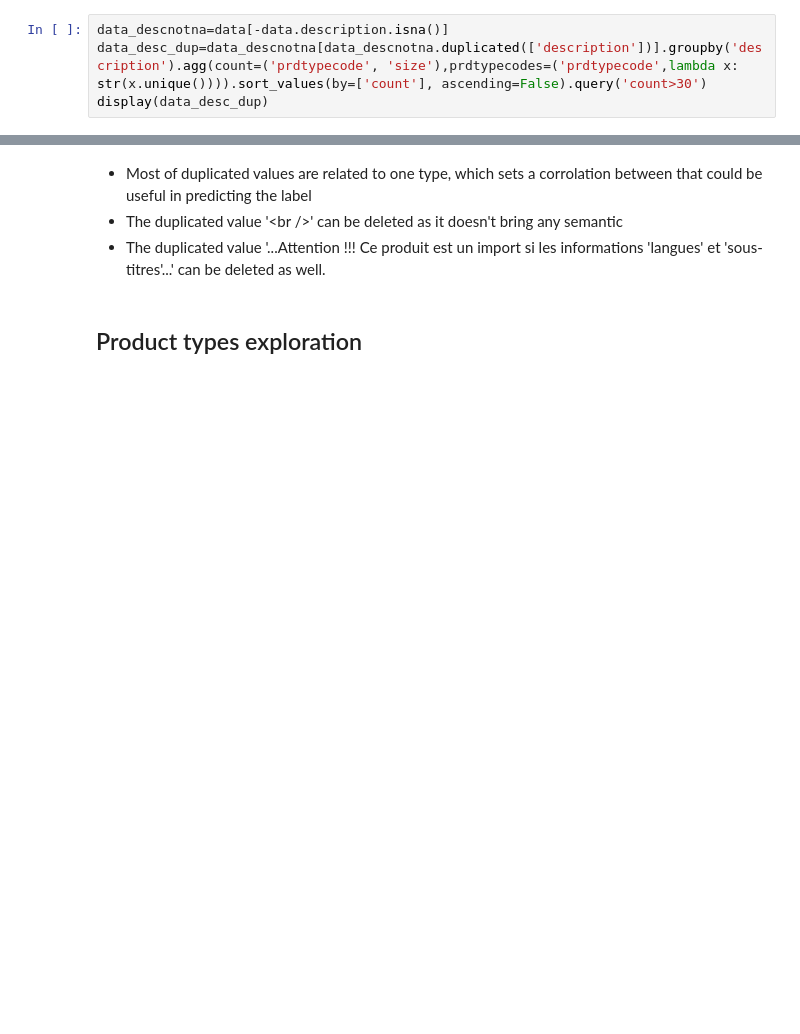
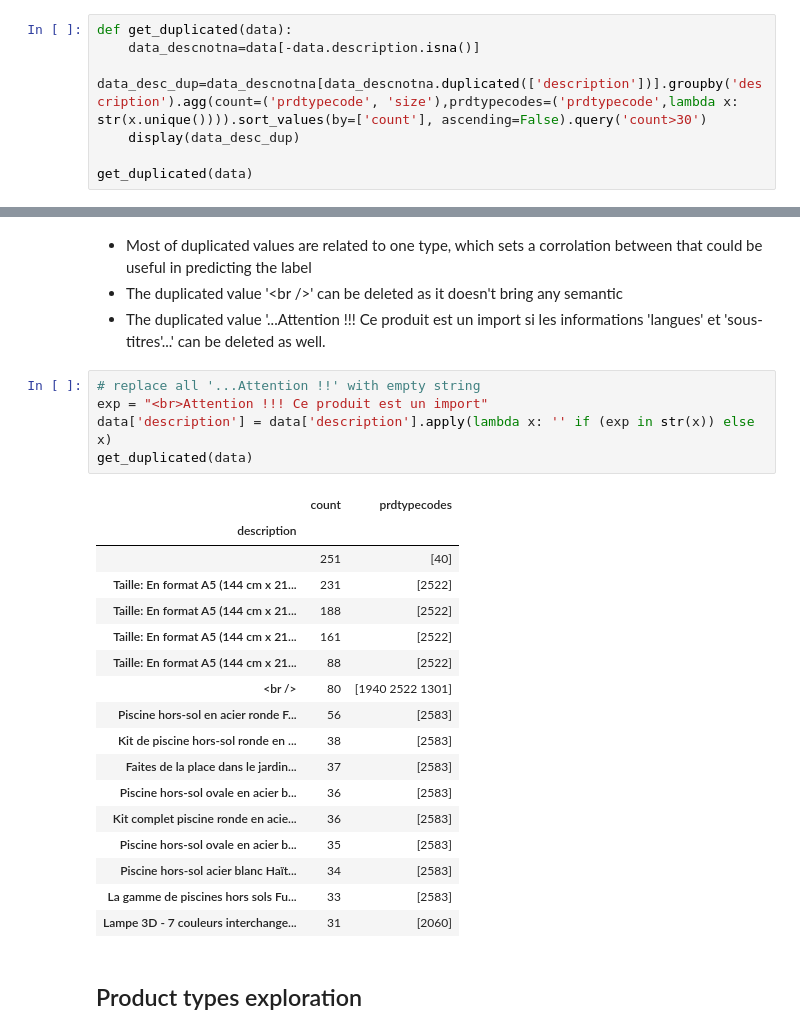
Before and after one commit to ouissamgouni/bootcamp-mle24-rakuten, a Jupyter notebook: notebooks/bootcamp-mle24-rakuten.ipynb, the cells around one changed output, grey strips where cells are left out. Drawn from its saved outputs; the diff is of its cells as text; blank space fills up the shorter version.

```diff
--- a/notebooks/bootcamp-mle24-rakuten.ipynb
+++ b/notebooks/bootcamp-mle24-rakuten.ipynb
@@ -63,9 +65,12 @@ if not notfound:
 # %% [markdown]
 ### Duplicated values
 # %%
-data_descnotna=data[-data.description.isna()]
-data_desc_dup=data_descnotna[data_descnotna.duplicated(['description'])].groupby('description').agg(count=('prdtypecode', 'size'),prdtypecodes=('prdtypecode',lambda x: str(x.unique()))).sort_values(by=['count'], ascending=False).query('count>30')
-display(data_desc_dup)
+def get_duplicated(data):
+    data_descnotna=data[-data.description.isna()]
+    data_desc_dup=data_descnotna[data_descnotna.duplicated(['description'])].groupby('description').agg(count=('prdtypecode', 'size'),prdtypecodes=('prdtypecode',lambda x: str(x.unique()))).sort_values(by=['count'], ascending=False).query('count>30')
+    display(data_desc_dup)
+
+get_duplicated(data)
 # %% [output]
 |  | count | prdtypecodes |
 | description |  |  |
@@ -88,6 +93,29 @@ display(data_desc_dup)
 - Most of duplicated values are related to one type, which sets a corrolation between that could be useful in predicting the label
 - The duplicated value '\<br />' can be deleted as it doesn't bring any semantic
 - The duplicated value '...Attention !!! Ce produit est un import si les informations 'langues' et 'sous-titres'...' can be deleted as well.
+# %%
+# replace all '...Attention !!' with empty string
+exp = "<br>Attention !!! Ce produit est un import"
+data['description'] = data['description'].apply(lambda x: '' if (exp in str(x)) else x)
+get_duplicated(data)
+# %% [output]
+|  | count | prdtypecodes |
+| description |  |  |
+|  | 251 | [40] |
+| Taille: En format A5 (144 cm x 21... | 231 | [2522] |
+| Taille: En format A5 (144 cm x 21... | 188 | [2522] |
+| Taille: En format A5 (144 cm x 21... | 161 | [2522] |
+| Taille: En format A5 (144 cm x 21... | 88 | [2522] |
+| <br /> | 80 | [1940 2522 1301] |
+| Piscine hors-sol en acier ronde F... | 56 | [2583] |
+| Kit de piscine hors-sol ronde en ... | 38 | [2583] |
+| Faites de la place dans le jardin... | 37 | [2583] |
+| Piscine hors-sol ovale en acier b... | 36 | [2583] |
+| Kit complet piscine ronde en acie... | 36 | [2583] |
+| Piscine hors-sol ovale en acier b... | 35 | [2583] |
+| Piscine hors-sol acier blanc Haït... | 34 | [2583] |
+| La gamme de piscines hors sols Fu... | 33 | [2583] |
+| Lampe 3D - 7 couleurs interchange... | 31 | [2060] |
 # %% [markdown]
 ## Product types exploration
 # %% [markdown]
```
Also changed, not shown: parts of 2 cells of this notebook, 1 other file.
